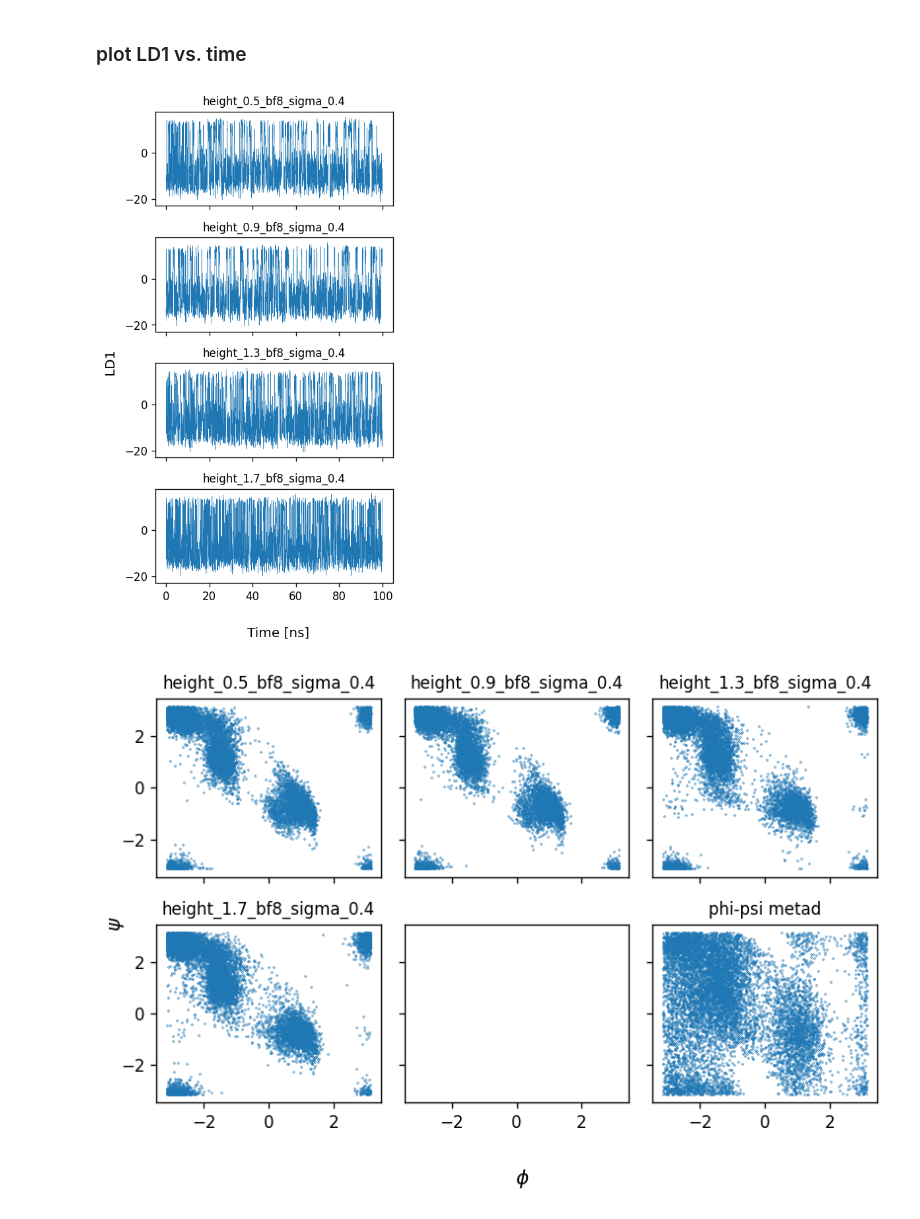
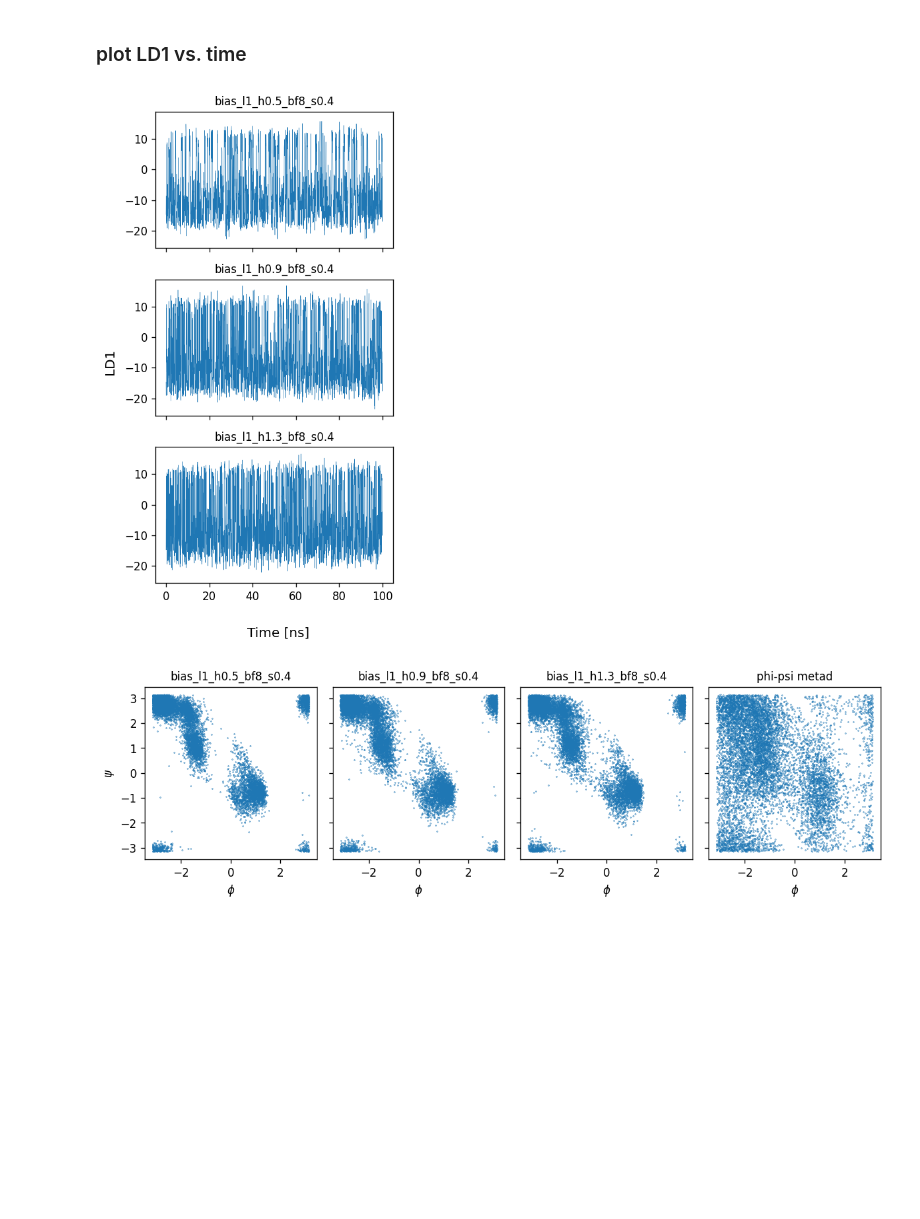
Before and after one commit to hocky-research-group/ShapeGMM_tutorial_2025, a Jupyter notebook: analyze_data/Part2_Analyze_Metad.ipynb, the cells around one changed output. Cells and saved outputs as stored; diff of their text form; code cells hidden in the pictures; blank space fills up the shorter version.

```diff
--- a/analyze_data/Part2_Analyze_Metad.ipynb
+++ b/analyze_data/Part2_Analyze_Metad.ipynb
@@ -35,7 +30,8 @@ for i in range(len(folders)):
 # %% [markdown]
 ### load data from phi-psi wt-metad simulation
 # %%
-ld1, phi_, psi_, meta_rbias = np.loadtxt(os.path.join(data_folder,'bias_phi_psi/COLVAR'), usecols=(1,2,3,5), unpack=True)
+glob(os.path.join(data_folder,'bias_phipsi/*.cv.dat'))[0]
+time_phipsi, ld1, phi_, psi_, meta_rbias = np.loadtxt(glob(os.path.join(data_folder,'bias_phipsi/*.cv.dat'))[0], usecols=(0,1,2,3,5), unpack=True)
 # %% [markdown]
 $\textbf{calculate ld1 from phi-psi metad sim}$
 # %%
@@ -155,12 +155,12 @@ fig.subplots_adjust(right=0.88)
 # %% [markdown]
 ### scatter plot: comparing 2d fes with reference FE
 # %%
-fig, axs = plt.subplots(2, 2, sharex=True, sharey=True, figsize=(5,4), dpi=120)
+fig, axs = plt.subplots(1, 3, sharex=True, sharey=True, figsize=(7.5,3), dpi=120)
 axs = axs.reshape([-1])
 
 for i in range(len(folders)):
-    phi, psi = colvar_data[i, 1:3, :]
-    wgts = np.exp(colvar_data[i,3,:]/kt)
+    phi, psi = colvar_data[i, 2:4, :]
+    wgts = np.exp(colvar_data[i,-1,:]/kt)
 
     hist, xedges, yedges = np.histogram2d(phi, psi, bins=[25,25], density=True, weights=wgts)
     xcenters = (xedges[1:]+xedges[:-1])/2
@@ -175,8 +175,9 @@ for i in range(len(folders)):
     axs[i].grid(axis='both', which='major', linestyle='--', color='lightgrey')
     axs[i].set_title(os.path.basename(folders[i]), fontsize=10)
     axs[i].scatter(fe.flatten(), fe_ref.flatten(), marker='o', s=1.0)
+    axs[i].set_aspect("equal")
+axs[0].set_ylabel('FE from $\phi/\psi$ (kcal/mol)')
 
+axs[1].set_xlabel('FE from LD (kcal/mol)')
 fig.tight_layout()
-fig.supxlabel('2d Fes from LD1 metad (kcal/mol)', y=-0.05)
-fig.supylabel('2d Fes from phi-psi metad (kcal/mol)', x=-0.05)
 # %% [output]
@@ -185,11 +185,11 @@ Text(-0.05, 0.5, '2d Fes from phi-psi metad (kcal/mol)')
 # %% [markdown]
 ### plot $\phi$ vs. time
 # %%
-fig, axs = plt.subplots(4, 1, sharex=True, sharey=True, figsize=(4,7), dpi=120)
+fig, axs = plt.subplots(3, 1, sharex=True, sharey=True, figsize=(4,7), dpi=120)
 
 for i in range(len(folders)):
     axs[i].set_title(os.path.basename(folders[i]), fontsize=10)
-    axs[i].plot(time[::40],  colvar_data[i,1,:][::40], lw=0.3)
+    axs[i].plot(colvar_data[i,0,::10]/1000,  colvar_data[i,2,::10], lw=0.3)
 
 fig.supxlabel('Time [ns]', x=0.6, y=-0.0001)
 fig.supylabel('$\phi$', x=0.05)
@@ -200,32 +200,37 @@ fig.tight_layout()
 # %% [markdown]
 ### plot LD1 vs. time
 # %%
-fig, axs = plt.subplots(4, 1, sharex=True, sharey=True, figsize=(4,7), dpi=120)
+fig, axs = plt.subplots(3, 1, sharex=True, sharey=True, figsize=(4,7), dpi=120)
 
 for i in range(len(folders)):
     axs[i].set_title(os.path.basename(folders[i]), fontsize=10)
-    axs[i].plot(time[::40],  colvar_data[i,0,:][::40], lw=0.3)
+    axs[i].plot(colvar_data[i,0,::10]/1000,  colvar_data[i,1,::10], lw=0.3)
 
 fig.supxlabel('Time [ns]', x=0.6, y=-0.0001)
 fig.supylabel('LD1', x=0.05)
 fig.tight_layout()
 #fig.subplots_adjust(right=0.8)
 # %% [output]
-[figure, old version]
+[figure, new version]
 # %%
-fig, axs = plt.subplots(2, 3, sharex=True, sharey=True, figsize=(7,4.5), dpi=120)
+fig, axs = plt.subplots(1, 4, sharex=True, sharey=True, figsize=(10,3.5), dpi=120)
 axs = axs.reshape([-1])
 
 upto_ = 10000
 for i in range(len(folders)):
     axs[i].set_title(os.path.basename(folders[i]), fontsize=10)
-    axs[i].scatter(colvar_data[i,1,:][:upto_:],  colvar_data[i,2,:][:upto_:], marker='.', s=0.5)
+    axs[i].scatter(colvar_data[i,2,:][:upto_:],  colvar_data[i,3,:][:upto_:], marker='.', s=0.5)
+    axs[i].set_xlabel("$\phi$")
+    axs[i].set_aspect("equal")
 
-axs[5].set_title("phi-psi metad", fontsize=10)
-axs[5].scatter(phi_[:upto_:], psi_[:upto_:], marker='.', s=0.5)
+axs[-1].set_title("phi-psi metad", fontsize=10)
+axs[-1].scatter(phi_[:upto_:], psi_[:upto_:], marker='.', s=0.5)
+axs[-1].set_xlabel("$\phi$")
+axs[-1].set_aspect("equal")
+axs[0].set_ylabel("$\psi$")
 
-fig.supxlabel('$\phi$', x=0.55, y=-0.0001)
-fig.supylabel('$\psi$', x=0.05)
+
+
 fig.tight_layout()
 # %% [output]
-[figure, old version]
+[figure, new version]
```
Also changed, not shown: parts of 11 cells of this notebook, 5 other files.
